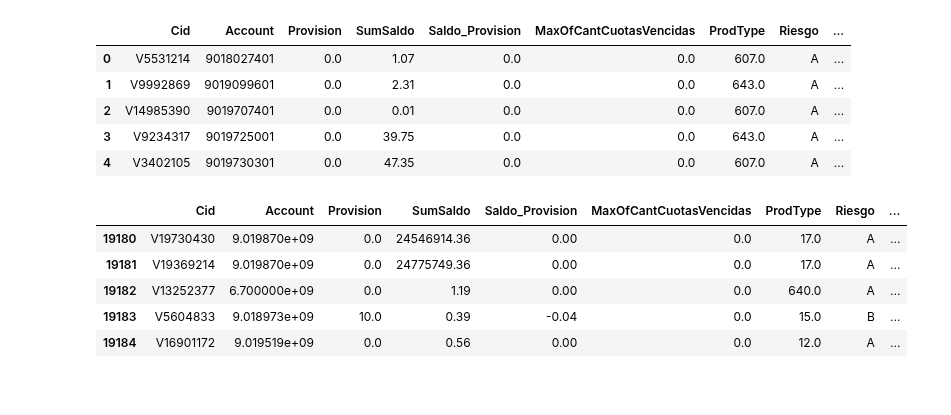
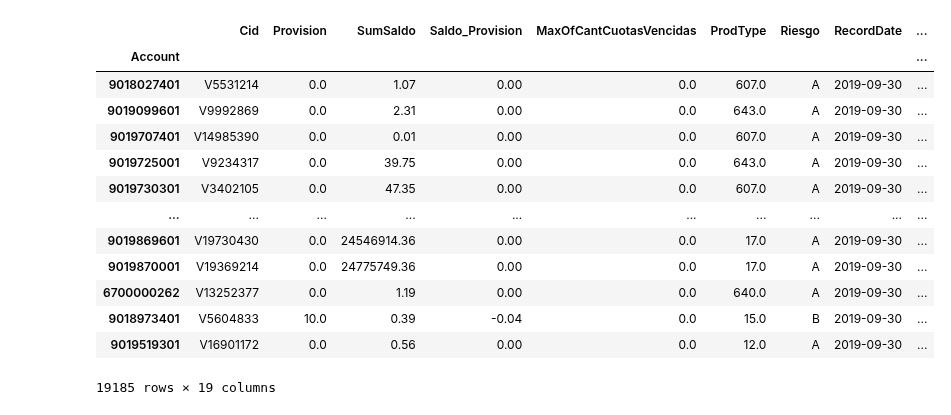
Before and after one commit to BAXTOR95/at-lrr, a Jupyter notebook: backend/app/jupyter_notebooks/MISProvisiones.ipynb, the cells around one changed output. Drawn from its saved outputs; the diff is of its cells as text; code cells hidden in the pictures; blank space fills up the shorter version.

```diff
--- a/backend/app/jupyter_notebooks/MISProvisiones.ipynb
+++ b/backend/app/jupyter_notebooks/MISProvisiones.ipynb
@@ -2,30 +2,50 @@
 import pandas as pd
 # %%
 pd.options.display.max_columns = 500
-pd.options.display.max_rows = 10000
+pd.options.display.max_rows = 500
 # %%
-misp_cap = pd.read_excel('../vol/web/media/insumos/manual/MIS_Provision_092019.xls', sheet_name='Cliente Data_CAP',
+file_path = '../vol/web/media/insumos/manual/MIS_Provision_092019.xls'
+
+misp_cap = pd.read_excel(file_path, sheet_name='Cliente Data_CAP',
                          converters={'Account':str, 'CtaLocal':str, 'CtaProv':str, 'Old_Acct':str,})
-misp_rend = pd.read_excel('../vol/web/media/insumos/manual/MIS_Provision_092019.xls', sheet_name='Cliente Data_REND',
+misp_rend = pd.read_excel(file_path, sheet_name='Cliente Data_REND',
                          converters={'Account':str, 'CtaLocal':str, 'Old_Acct':str,})
+misp_od = pd.read_excel(file_path, sheet_name='Cliente_Data_Sobregiro',
+                        converters={'Acct':str, 'CtaLocal':str,})
+
+misp_cap.rename({'CtaProv':'CtaProvCap'}, axis='columns', inplace=True)
+misp_rend.rename({'CtaLocal':'CtaProvRend'}, axis='columns', inplace=True)
+misp_od.rename({'Acct':'Account', 'CtaLocal':'CtaProvCap', 'CId':'Cid'}, axis='columns', inplace=True)
+
 misp_cap.dropna(axis = 0, subset = ['Account'], how = "any", inplace=True)
 misp_rend.dropna(axis = 0, subset = ['Account'], how = "any", inplace=True)
+misp_od.dropna(axis = 0, subset = ['Account'], how = "any", inplace=True)
+
+misp_cap['AccountNew'] = misp_cap['Account']
+misp_rend['AccountNew'] = misp_rend['Account']
+misp_od['AccountNew'] = misp_od['Account']
+
+misp_cap.drop(labels = ['Old_Acct'], axis = 1, inplace = True)
+misp_rend.drop(labels = ['Old_Acct'], axis = 1, inplace = True)
+
+misp_cap.set_index('Account', drop = True, inplace = True)
+misp_rend.set_index('Account', drop = True, inplace = True)
+misp_od.set_index('Account', drop = True, inplace = True)
 # %%
-misp_cap.head()
+misp_cap
 # %% [output]
-|  | Cid | Account | Provision | SumSaldo | Saldo_Provision | MaxOfCantCuotasVencidas | ProdType | Riesgo | ... |
-| 0 | V5531214 | 9018027401 | 0.0 | 1.07 | 0.0 | 0.0 | 607.0 | A | ... |
-| 1 | V9992869 | 9019099601 | 0.0 | 2.31 | 0.0 | 0.0 | 643.0 | A | ... |
-| 2 | V14985390 | 9019707401 | 0.0 | 0.01 | 0.0 | 0.0 | 607.0 | A | ... |
-| 3 | V9234317 | 9019725001 | 0.0 | 39.75 | 0.0 | 0.0 | 643.0 | A | ... |
-| 4 | V3402105 | 9019730301 | 0.0 | 47.35 | 0.0 | 0.0 | 607.0 | A | ... |
+|  | Cid | Provision | SumSaldo | Saldo_Provision | MaxOfCantCuotasVencidas | ProdType | Riesgo | RecordDate | ... |
+| Account |  |  |  |  |  |  |  |  | ... |
+| 9018027401 | V5531214 | 0.0 | 1.07 | 0.00 | 0.0 | 607.0 | A | 2019-09-30 | ... |
+| 9019099601 | V9992869 | 0.0 | 2.31 | 0.00 | 0.0 | 643.0 | A | 2019-09-30 | ... |
+| 9019707401 | V14985390 | 0.0 | 0.01 | 0.00 | 0.0 | 607.0 | A | 2019-09-30 | ... |
+| 9019725001 | V9234317 | 0.0 | 39.75 | 0.00 | 0.0 | 643.0 | A | 2019-09-30 | ... |
+| 9019730301 | V3402105 | 0.0 | 47.35 | 0.00 | 0.0 | 607.0 | A | 2019-09-30 | ... |
+| ... | ... | ... | ... | ... | ... | ... | ... | ... | ... |
+| 9019869601 | V19730430 | 0.0 | 24546914.36 | 0.00 | 0.0 | 17.0 | A | 2019-09-30 | ... |
+| 9019870001 | V19369214 | 0.0 | 24775749.36 | 0.00 | 0.0 | 17.0 | A | 2019-09-30 | ... |
+| 6700000262 | V13252377 | 0.0 | 1.19 | 0.00 | 0.0 | 640.0 | A | 2019-09-30 | ... |
+| 9018973401 | V5604833 | 10.0 | 0.39 | -0.04 | 0.0 | 15.0 | B | 2019-09-30 | ... |
+| 9019519301 | V16901172 | 0.0 | 0.56 | 0.00 | 0.0 | 12.0 | A | 2019-09-30 | ... |
+19185 rows × 19 columns
-# %%
-misp_cap.tail()
-# %% [output]
-|  | Cid | Account | Provision | SumSaldo | Saldo_Provision | MaxOfCantCuotasVencidas | ProdType | Riesgo | ... |
-| 19180 | V19730430 | 9.019870e+09 | 0.0 | 24546914.36 | 0.00 | 0.0 | 17.0 | A | ... |
-| 19181 | V19369214 | 9.019870e+09 | 0.0 | 24775749.36 | 0.00 | 0.0 | 17.0 | A | ... |
-| 19182 | V13252377 | 6.700000e+09 | 0.0 | 1.19 | 0.00 | 0.0 | 640.0 | A | ... |
-| 19183 | V5604833 | 9.018973e+09 | 10.0 | 0.39 | -0.04 | 0.0 | 15.0 | B | ... |
-| 19184 | V16901172 | 9.019519e+09 | 0.0 | 0.56 | 0.00 | 0.0 | 12.0 | A | ... |
 # %%
```
Also changed, not shown: parts of 16 cells of this notebook, 1 other file.
